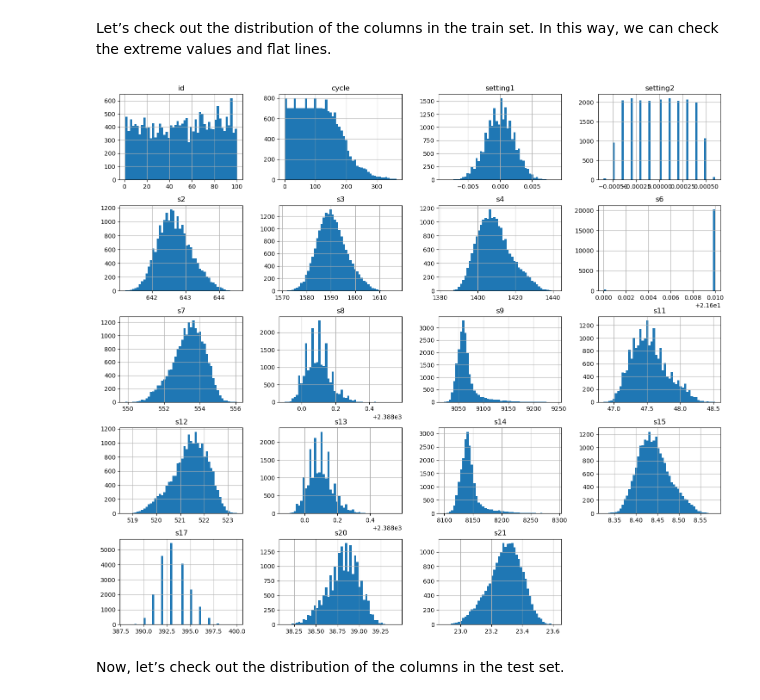
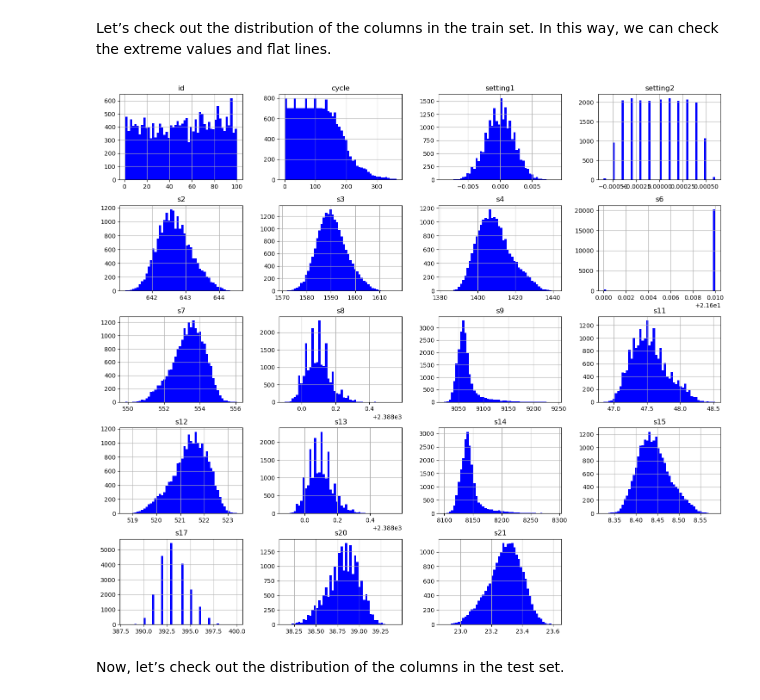
Before and after one commit to chunlkin/Aircraft-Sensor-and-Engine-Performance, a Jupyter notebook: Linear Regression.ipynb, the cells around one changed output. Saved outputs shown, nothing was run; the diff lists cells and outputs as text; code cells hidden in the pictures.

```diff
--- a/Aircraft.ipynb
+++ b/Linear Regression.ipynb
@@ -167,10 +167,10 @@ Index(['id', 'cycle', 'setting1', 'setting2', 's2', 's3', 's4', 's6', 's7',
 # %% [markdown]
 Let’s check out the distribution of the columns in the train set. In this way, we can check the extreme values and flat lines.
 # %%
-train_df.hist(bins=50, figsize=(18,16))
+train_df.hist(bins=50, figsize=(18,16), color="blue")
 plt.show()
 # %% [output]
-[figure, old version]
+[figure, new version]
 # %% [markdown]
 Now, let’s check out the distribution of the columns in the test set.
 # %%
```
Also changed, not shown: parts of 12 cells of this notebook, 4 other files.
